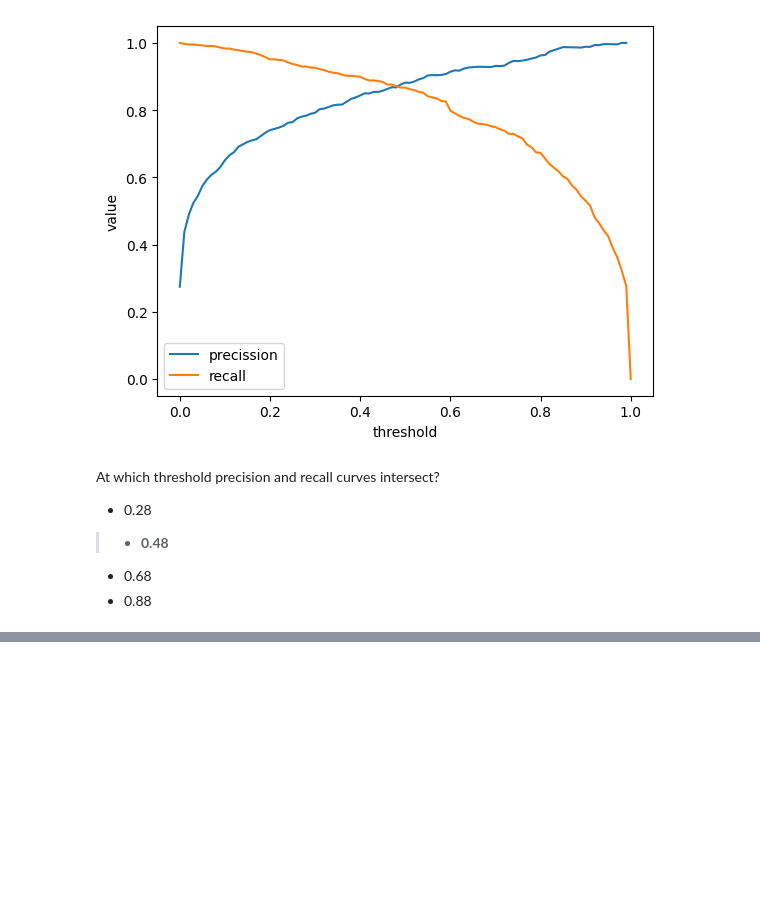
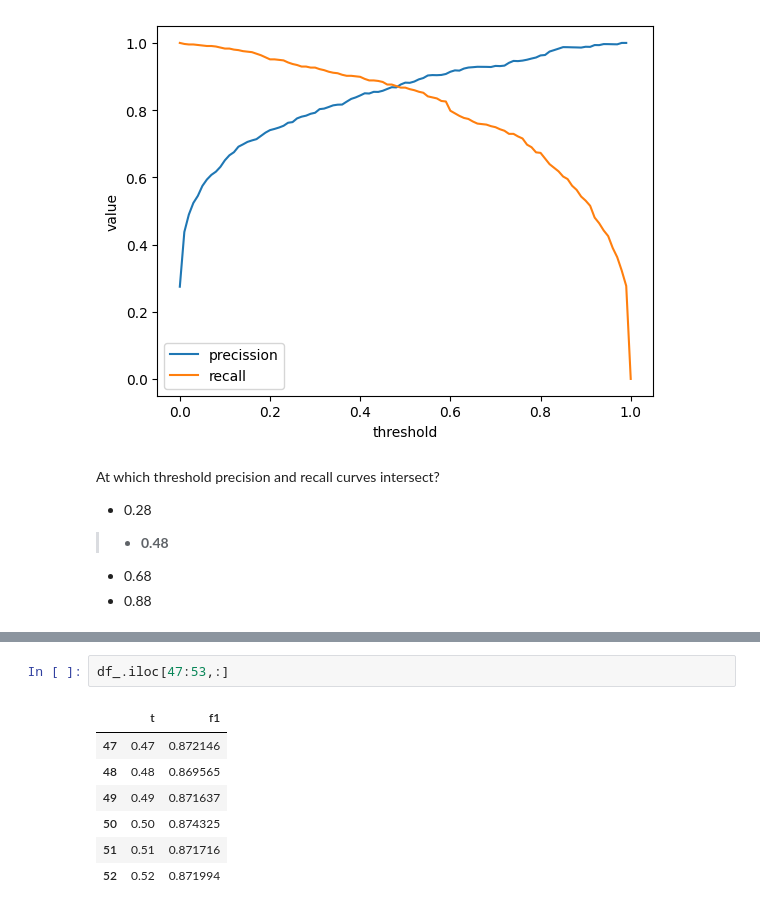
Before and after one commit to giraldiego/machine-learning-zoomcamp, a Jupyter notebook: work/04-evaluation/homework/homework.ipynb, the cells around one changed output, grey strips where cells are left out. Cells and saved outputs as stored; diff of their text form; blank space fills up the shorter version.

```diff
--- a/work/04-evaluation/homework/homework.ipynb
+++ b/work/04-evaluation/homework/homework.ipynb
@@ -497,0 +425,10 @@ The deadline for submitting is October 9 (Monday), 23:00 CET. After that the for
+# %%
+df_.iloc[47:53,:]
+# %% [output]
+|  | t | f1 |
+| 47 | 0.47 | 0.872146 |
+| 48 | 0.48 | 0.869565 |
+| 49 | 0.49 | 0.871637 |
+| 50 | 0.50 | 0.874325 |
+| 51 | 0.51 | 0.871716 |
+| 52 | 0.52 | 0.871994 |
```
Also changed, not shown: parts of 14 cells of this notebook.
